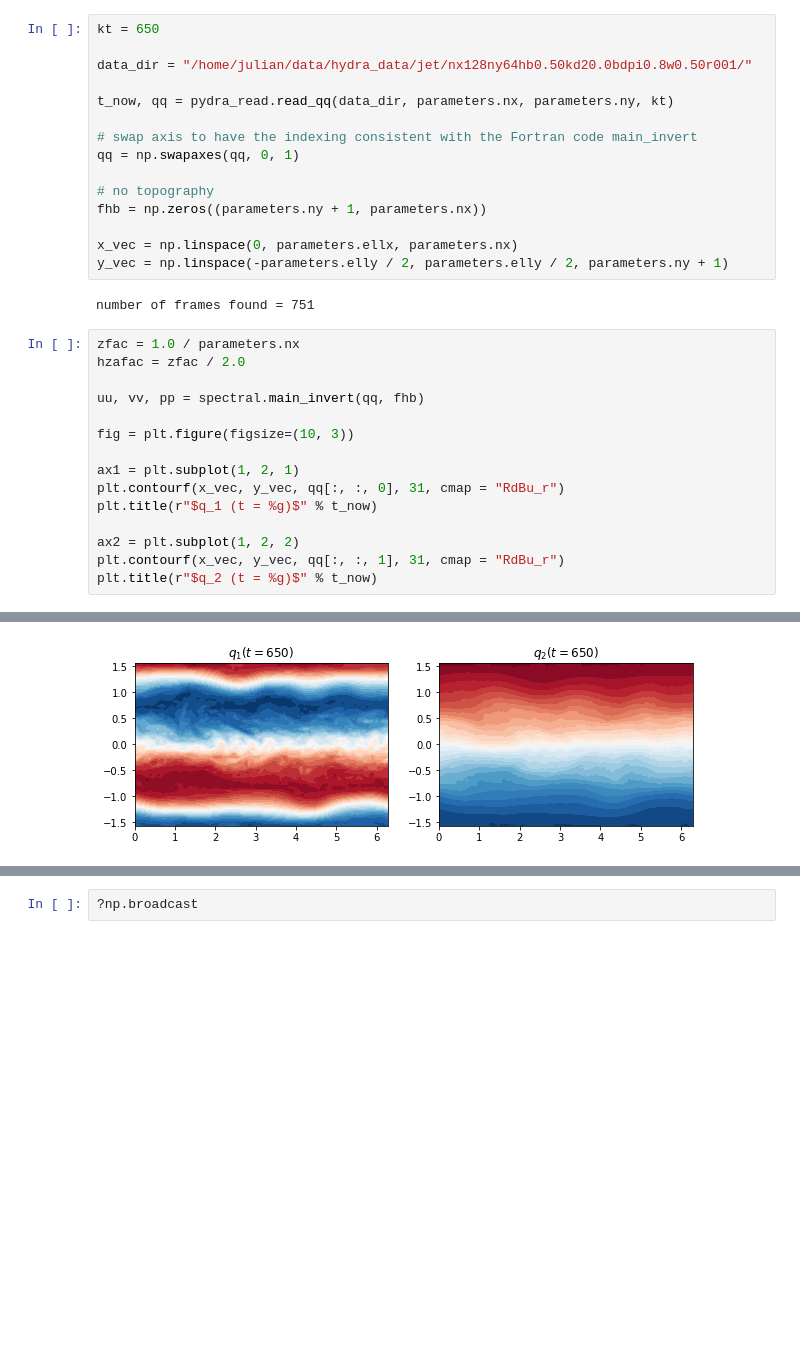
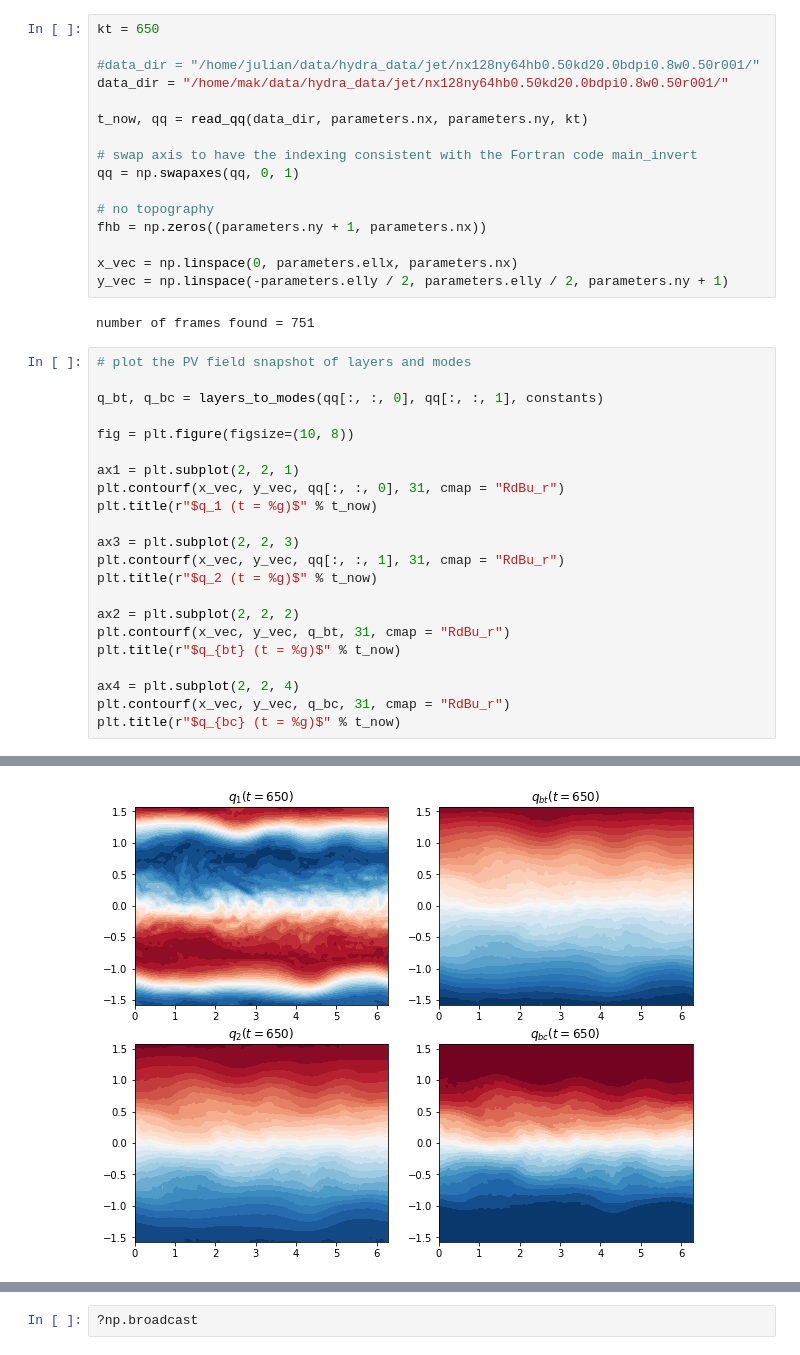
Before and after one commit to julianmak/pydra, a Jupyter notebook: wrapper/testing_zonal.ipynb, the cells around one changed output, grey strips where cells are left out. Drawn from its saved outputs; the diff is of its cells as text; blank space fills up the shorter version.

```diff
--- a/wrapper/testing_zonal.ipynb
+++ b/wrapper/testing_zonal.ipynb
@@ -11,9 +12,10 @@ from casl import parameters, spectral, constants
 # %%
 kt = 650
 
-data_dir = "/home/julian/data/hydra_data/jet/nx128ny64hb0.50kd20.0bdpi0.8w0.50r001/"
+#data_dir = "/home/julian/data/hydra_data/jet/nx128ny64hb0.50kd20.0bdpi0.8w0.50r001/"
+data_dir = "/home/mak/data/hydra_data/jet/nx128ny64hb0.50kd20.0bdpi0.8w0.50r001/"
 
-t_now, qq = pydra_read.read_qq(data_dir, parameters.nx, parameters.ny, kt)
+t_now, qq = read_qq(data_dir, parameters.nx, parameters.ny, kt)
 
 # swap axis to have the indexing consistent with the Fortran code main_invert
 qq = np.swapaxes(qq, 0, 1)
@@ -26,18 +28,25 @@ y_vec = np.linspace(-parameters.elly / 2, parameters.elly / 2, parameters.ny + 1
 # %% [output]
 number of frames found = 751
 # %%
-zfac = 1.0 / parameters.nx
-hzafac = zfac / 2.0
+# plot the PV field snapshot of layers and modes
 
-uu, vv, pp = spectral.main_invert(qq, fhb)
+q_bt, q_bc = layers_to_modes(qq[:, :, 0], qq[:, :, 1], constants)
 
-fig = plt.figure(figsize=(10, 3))
+fig = plt.figure(figsize=(10, 8))
 
-ax1 = plt.subplot(1, 2, 1)
+ax1 = plt.subplot(2, 2, 1)
 plt.contourf(x_vec, y_vec, qq[:, :, 0], 31, cmap = "RdBu_r")
 plt.title(r"$q_1 (t = %g)$" % t_now)
 
-ax2 = plt.subplot(1, 2, 2)
+ax3 = plt.subplot(2, 2, 3)
 plt.contourf(x_vec, y_vec, qq[:, :, 1], 31, cmap = "RdBu_r")
 plt.title(r"$q_2 (t = %g)$" % t_now)
+
+ax2 = plt.subplot(2, 2, 2)
+plt.contourf(x_vec, y_vec, q_bt, 31, cmap = "RdBu_r")
+plt.title(r"$q_{bt} (t = %g)$" % t_now)
+
+ax4 = plt.subplot(2, 2, 4)
+plt.contourf(x_vec, y_vec, q_bc, 31, cmap = "RdBu_r")
+plt.title(r"$q_{bc} (t = %g)$" % t_now)
 # %% [output]
@@ -45 +54 @@ Text(0.5,1,'$q_2 (t = 650)$')
-[figure, old version]
+[figure, new version]
```
Also changed, not shown: parts of 6 cells of this notebook, 2 other files.
